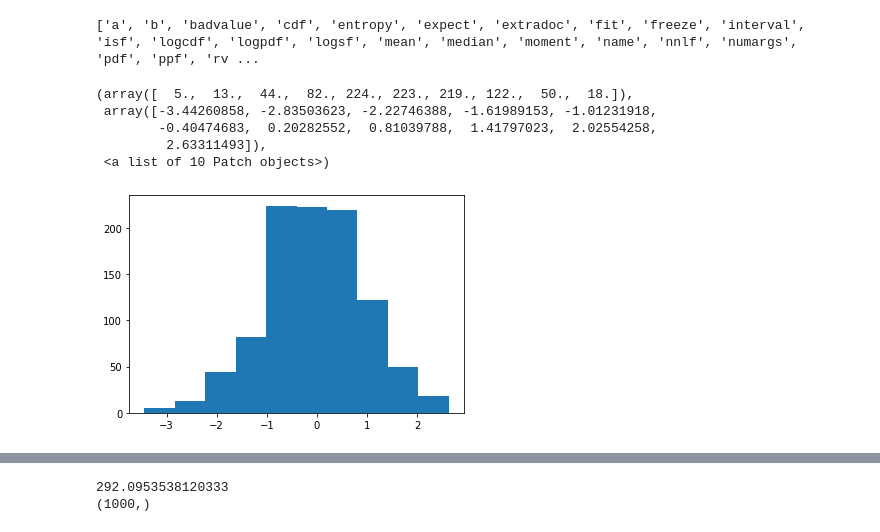
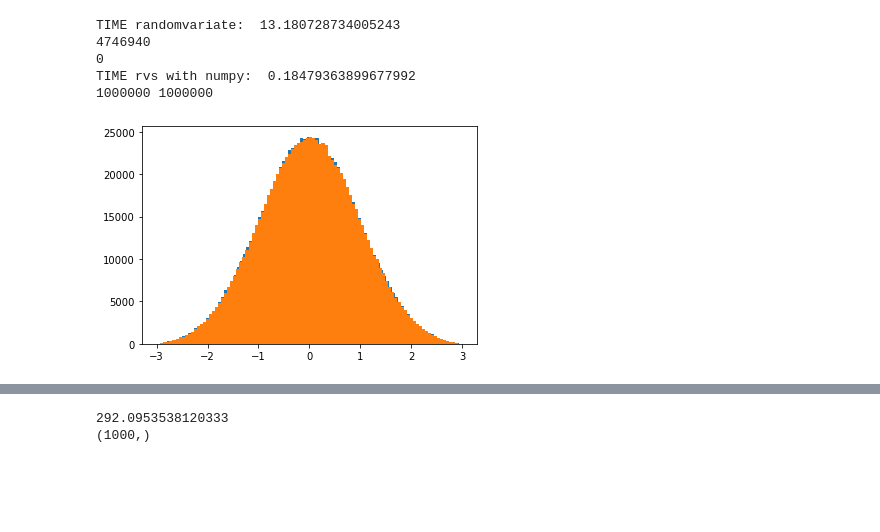
Before and after one commit to miguelverdugo/astromodels, a Jupyter notebook: notebooks/randomvariate.ipynb, the cells around one changed output, grey strips where cells are left out. Drawn from its saved outputs; the diff is of its cells as text; code cells hidden in the pictures; blank space fills up the shorter version.

```diff
--- a/notebooks/randomvariate.ipynb
+++ b/notebooks/randomvariate.ipynb
@@ -101,28 +103,34 @@ s = Sersic1D(amplitude=1, r_eff=5, n=4, name="sersic")
-# %%
-class sersic_gen(rv_continuous):
-    "Gaussian distribution"
-    def _pdf(self, x):
-        return np.exp(-x**2 / 2.) / np.sqrt(2.0 * np.pi)
-
-class gaussian_gen(rv_continuous):
-    "Gaussian distribution"
-    def _pdf(self, x):
-        return np.exp(-x**2 / 2.) / np.sqrt(2.0 * np.pi)
-
-gaussian = gaussian_gen(name='gaussian')
-x  = np.arange(0,1,100)
-g = gaussian
-print([attr for attr in dir(g) if "_" not in attr]   )
-x = g.rvs(size=1000)
-hist(x)
-# %% [output]
-['a', 'b', 'badvalue', 'cdf', 'entropy', 'expect', 'extradoc', 'fit', 'freeze', 'interval', 'isf', 'logcdf', 'logpdf', 'logsf', 'mean', 'median', 'moment', 'name', 'nnlf', 'numargs', 'pdf', 'ppf', 'rv ...
-(array([  5.,  13.,  44.,  82., 224., 223., 219., 122.,  50.,  18.]),
- array([-3.44260858, -2.83503623, -2.22746388, -1.61989153, -1.01231918,
-        -0.40474683,  0.20282552,  0.81039788,  1.41797023,  2.02554258,
-         2.63311493]),
- <a list of 10 Patch objects>)
-[figure, removed]
+# %%
+def gauss_pdf(x):
+    return np.exp(-x**2 / 2.) / np.sqrt(2.0 * np.pi)
+# %%
+N = 1000000
+xmin = -3
+xmax = -1*xmin
+
+start_time = timeit.default_timer()
+
+x_rvariate, ntrial = randomvariate(gauss_pdf, N, xmin=xmin, xmax=xmax)
+
+print("TIME randomvariate: ", timeit.default_timer() - start_time)
+
+start_time = timeit.default_timer()
+
+x_rvs = rvs(gauss_pdf, N, xmin=xmax, xmax=xmin)
+
+print("TIME rvs with numpy: ", timeit.default_timer() - start_time)
+
+
+hist(x_rvariate, bins=100)
+hist(x_rvs, bins=100)
+print(x_rvariate.size, x_rvs.size)
+# %% [output]
+TIME randomvariate:  13.180728734005243
+4746940
+0
+TIME rvs with numpy:  0.18479363899677992
+1000000 1000000
+[figure, added]
 # %%
 plt.figure()
 plt.subplot(111) #, xscale='log', yscale='log')
```
Also changed, not shown: parts of 13 cells of this notebook, 4 other files.
